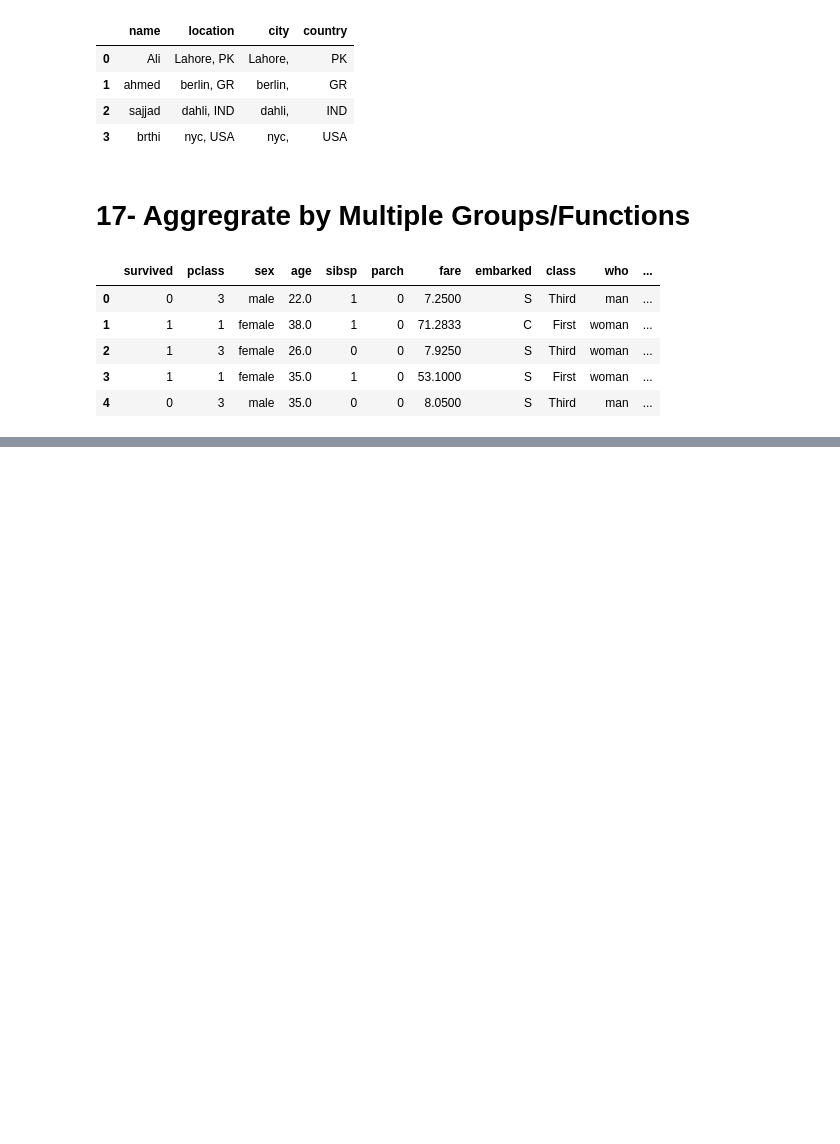
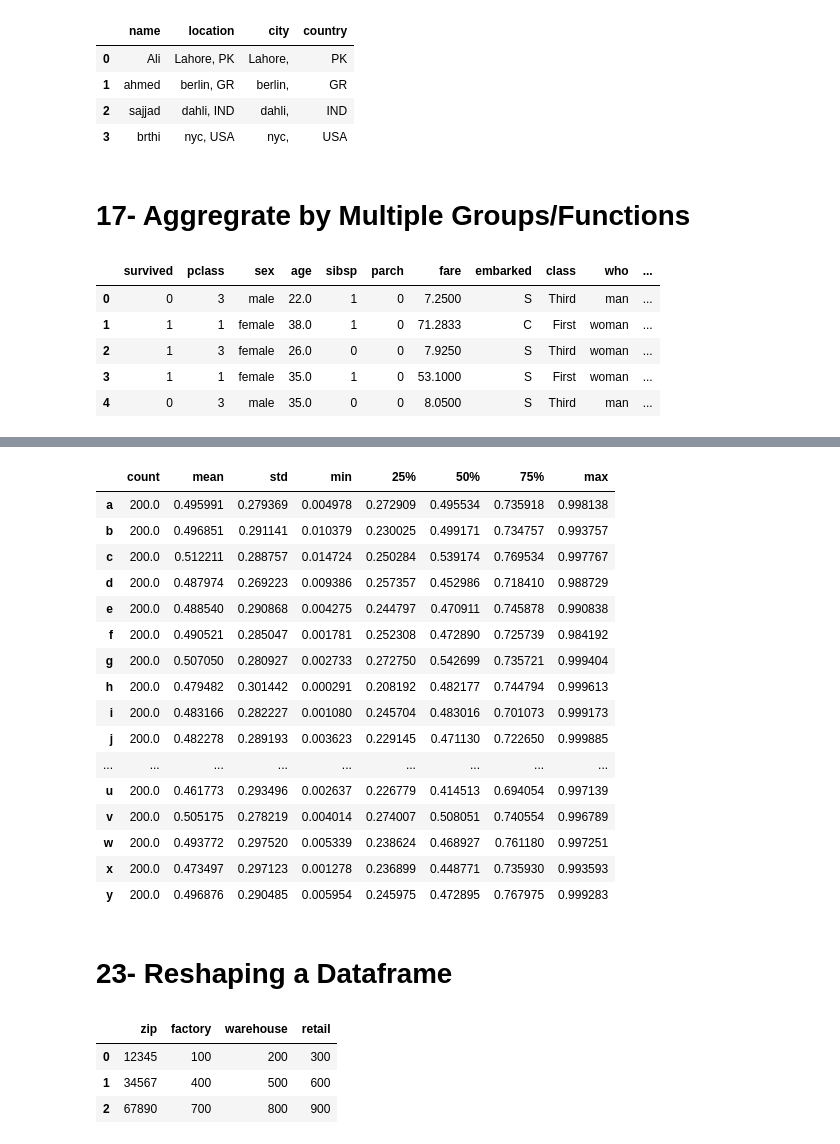
Before and after one commit to quantum636/Python_2.0, a Jupyter notebook: Pandas_tips_tricks/tips&tricks.ipynb, the cells around one changed output, grey strips where cells are left out. Drawn from its saved outputs; the diff is of its cells as text; code cells hidden in the pictures; blank space fills up the shorter version.

```diff
--- a/Pandas_tips_tricks/tips&tricks.ipynb
+++ b/Pandas_tips_tricks/tips&tricks.ipynb
@@ -644,0 +920,31 @@ df.head()
+# %%
+df.describe().T
+# %% [output]
+|  | count | mean | std | min | 25% | 50% | 75% | max |
+| a | 200.0 | 0.495991 | 0.279369 | 0.004978 | 0.272909 | 0.495534 | 0.735918 | 0.998138 |
+| b | 200.0 | 0.496851 | 0.291141 | 0.010379 | 0.230025 | 0.499171 | 0.734757 | 0.993757 |
+| c | 200.0 | 0.512211 | 0.288757 | 0.014724 | 0.250284 | 0.539174 | 0.769534 | 0.997767 |
+| d | 200.0 | 0.487974 | 0.269223 | 0.009386 | 0.257357 | 0.452986 | 0.718410 | 0.988729 |
+| e | 200.0 | 0.488540 | 0.290868 | 0.004275 | 0.244797 | 0.470911 | 0.745878 | 0.990838 |
+| f | 200.0 | 0.490521 | 0.285047 | 0.001781 | 0.252308 | 0.472890 | 0.725739 | 0.984192 |
+| g | 200.0 | 0.507050 | 0.280927 | 0.002733 | 0.272750 | 0.542699 | 0.735721 | 0.999404 |
+| h | 200.0 | 0.479482 | 0.301442 | 0.000291 | 0.208192 | 0.482177 | 0.744794 | 0.999613 |
+| i | 200.0 | 0.483166 | 0.282227 | 0.001080 | 0.245704 | 0.483016 | 0.701073 | 0.999173 |
+| j | 200.0 | 0.482278 | 0.289193 | 0.003623 | 0.229145 | 0.471130 | 0.722650 | 0.999885 |
+| ... | ... | ... | ... | ... | ... | ... | ... | ... |
+| u | 200.0 | 0.461773 | 0.293496 | 0.002637 | 0.226779 | 0.414513 | 0.694054 | 0.997139 |
+| v | 200.0 | 0.505175 | 0.278219 | 0.004014 | 0.274007 | 0.508051 | 0.740554 | 0.996789 |
+| w | 200.0 | 0.493772 | 0.297520 | 0.005339 | 0.238624 | 0.468927 | 0.761180 | 0.997251 |
+| x | 200.0 | 0.473497 | 0.297123 | 0.001278 | 0.236899 | 0.448771 | 0.735930 | 0.993593 |
+| y | 200.0 | 0.496876 | 0.290485 | 0.005954 | 0.245975 | 0.472895 | 0.767975 | 0.999283 |
+# %% [markdown]
+# 23- Reshaping a Dataframe
+# %%
+fasla = pd.DataFrame([['12345', 100,200, 300], ['34567', 400, 500, 600], ['67890', 700, 800, 900]],
+                            columns=['zip', 'factory', 'warehouse', 'retail'])
+fasla.head()
+# %% [output]
+|  | zip | factory | warehouse | retail |
+| 0 | 12345 | 100 | 200 | 300 |
+| 1 | 34567 | 400 | 500 | 600 |
+| 2 | 67890 | 700 | 800 | 900 |
```
Also changed, not shown: parts of 38 cells of this notebook, 2 other files.
